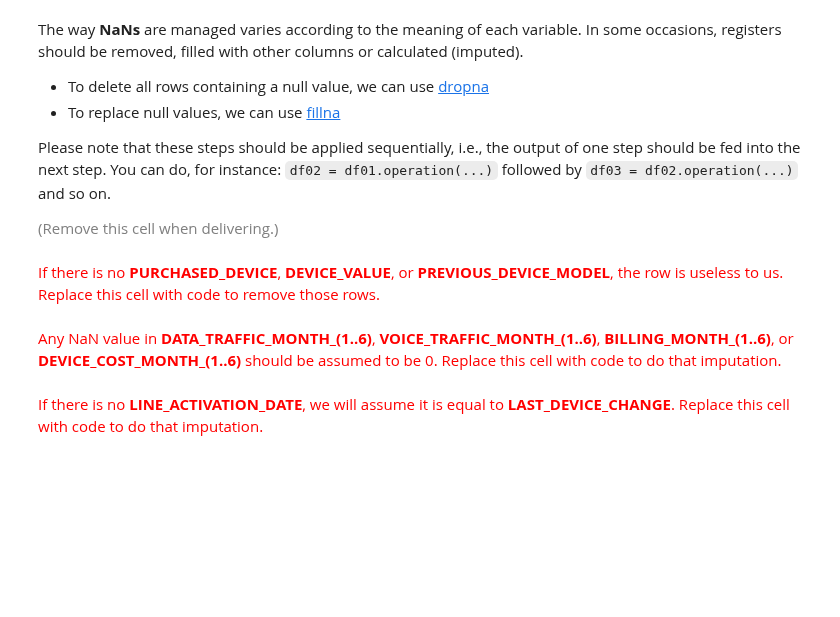
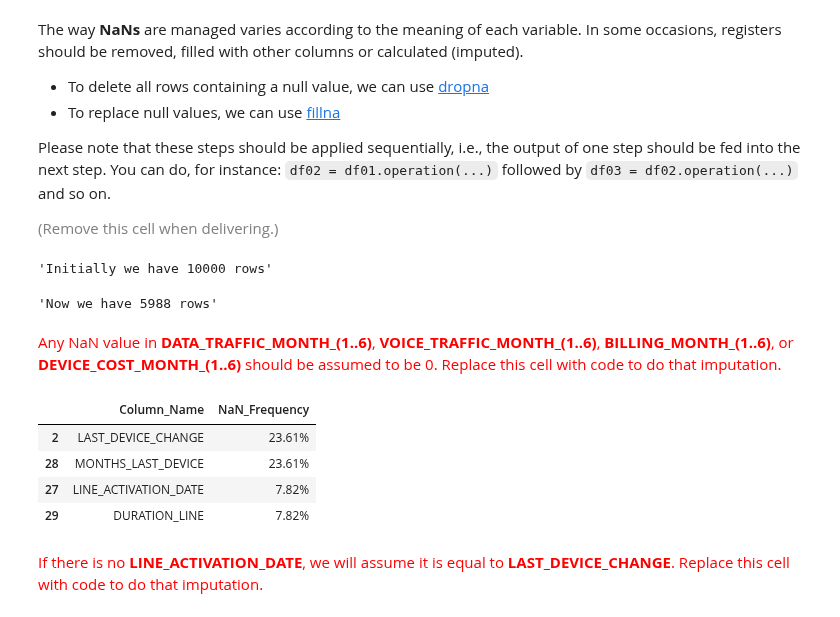
Before and after one commit to LucaFranceschi01/MDM-2024, a Jupyter notebook: ps01_02/ps01_02_data_preparation.ipynb, the cells around one changed output. Cells and saved outputs as stored; diff of their text form; code cells hidden in the pictures; blank space fills up the shorter version.

```diff
--- a/ps01_02/ps01_02_data_preparation.ipynb
+++ b/ps01_02/ps01_02_data_preparation.ipynb
@@ -285,10 +313,41 @@ The way **NaNs** are managed varies according to the meaning of each variable. I
 Please note that these steps should be applied sequentially, i.e., the output of one step should be fed into the next step. You can do, for instance: `df02 = df01.operation(...)` followed by `df03 = df02.operation(...)` and so on.
 
 <font size="-1" color="gray">(Remove this cell when delivering.)</font>
-# %% [markdown]
-<font size="+1" color="red">If there is no **PURCHASED\_DEVICE**, **DEVICE\_VALUE**, or **PREVIOUS\_DEVICE\_MODEL**, the row is useless to us. Replace this cell with code to remove those rows.</font>
+# %%
+f'Initially we have {input_dataset.shape[0]} rows'
+# %% [output]
+'Initially we have 10000 rows'
+# %%
+df02 = input_dataset.dropna(axis=0, subset=['PURCHASED_DEVICE', 'DEVICE_VALUE', 'PREVIOUS_DEVICE_MODEL'], how='any')
+f'Now we have {df02.shape[0]} rows'
+# %% [output]
+'Now we have 5988 rows'
 # %% [markdown]
 <font size="+1" color="red">Any NaN value in **DATA\_TRAFFIC\_MONTH\_(1..6)**, **VOICE\_TRAFFIC\_MONTH_(1..6)**, **BILLING\_MONTH_(1..6)**, or **DEVICE\_COST\_MONTH\_(1..6)** should be assumed to be 0. Replace this cell with code to do that imputation.</font>
+# %%
+df03 = df02.copy()
+for i in range(1,7):
+    df03.fillna({f'DATA_TRAFFIC_MONTH_{i}': 0}, inplace=True)
+    df03.fillna({f'VOICE_TRAFFIC_MONTH_{i}': 0}, inplace=True)
+    df03.fillna({f'BILLING_MONTH_{i}': 0}, inplace=True)
+    df03.fillna({f'DEVICE_COST_MONTH_{i}': 0}, inplace=True)
+
+# check NaN_Frequency
+nan_info = []
+
+for col in df03.columns:
+    nan_info.append({'Column_Name': col, 'NaN_Frequency': df03[col].isna().sum()/df03[col].size})
+
+nan_info_pd = pd.DataFrame(nan_info, columns=['Column_Name', 'NaN_Frequency'])
+nan_info_pd = nan_info_pd[nan_info_pd.NaN_Frequency > 0].sort_values(by='NaN_Frequency', ascending=False)
+
+display(nan_info_pd) # in this case all columns contain at least one NaN value
+# %% [output]
+|  | Column_Name | NaN_Frequency |
+| 2 | LAST_DEVICE_CHANGE | 23.61% |
+| 28 | MONTHS_LAST_DEVICE | 23.61% |
+| 27 | LINE_ACTIVATION_DATE | 7.82% |
+| 29 | DURATION_LINE | 7.82% |
 # %% [markdown]
 <font size="+1" color="red">If there is no **LINE\_ACTIVATION\_DATE**, we will assume it is equal to **LAST\_DEVICE\_CHANGE**. Replace this cell with code to do that imputation.</font>
 # %% [markdown]
```
Also changed, not shown: parts of 3 cells of this notebook.
